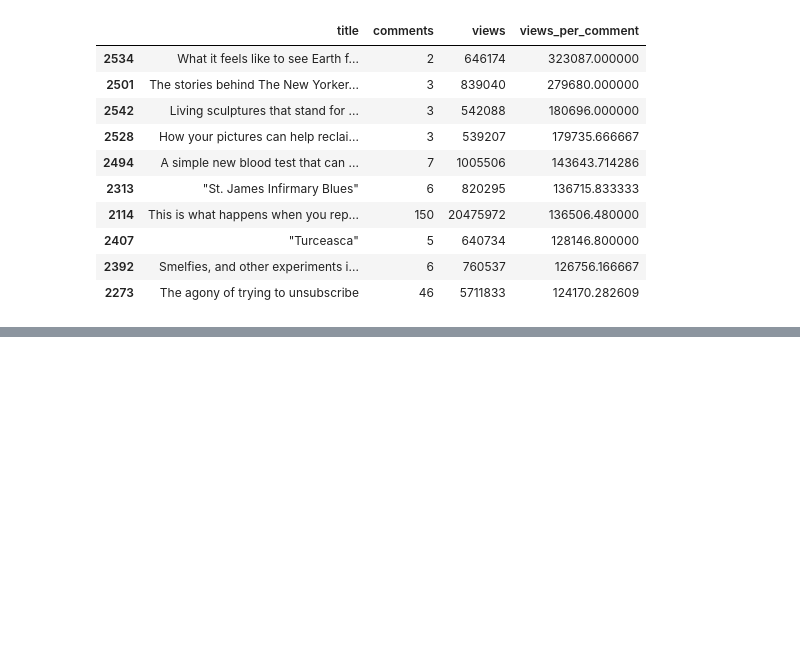
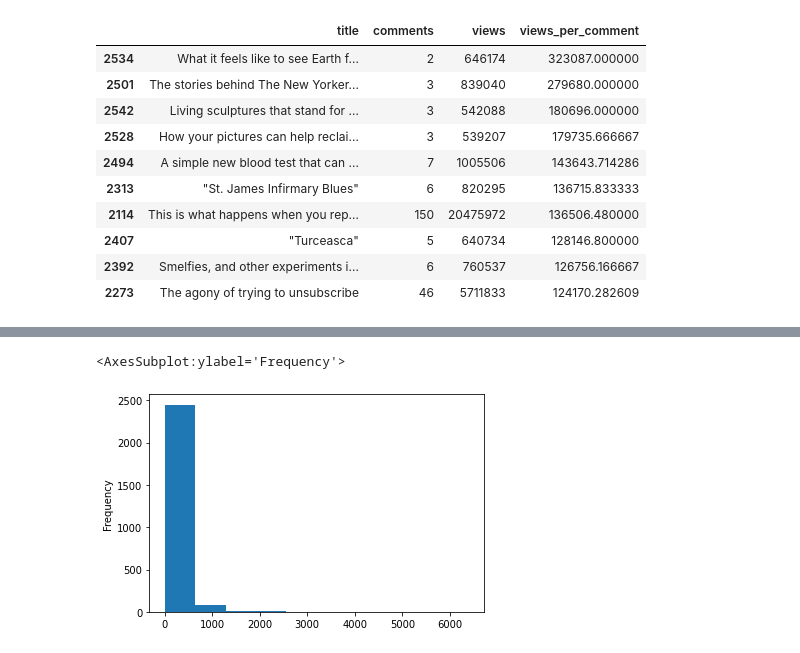
Before and after one commit to benkaan001/pandas_and_beyond, a Jupyter notebook: analyze_data/05_ted_talks.ipynb, the cells around one changed output, grey strips where cells are left out. Cells and saved outputs as stored; diff of their text form; code cells hidden in the pictures; blank space fills up the shorter version.

```diff
--- a/analyze_data/05_ted_talks.ipynb
+++ b/analyze_data/05_ted_talks.ipynb
@@ -168,0 +188,5 @@ df.sort_values('views_per_comment', ascending=False)\
+# %%
+df.comments.plot(kind='hist')
+# %% [output]
+<AxesSubplot:ylabel='Frequency'>
+[figure, added]
```
Also changed, not shown: parts of 14 cells of this notebook.
